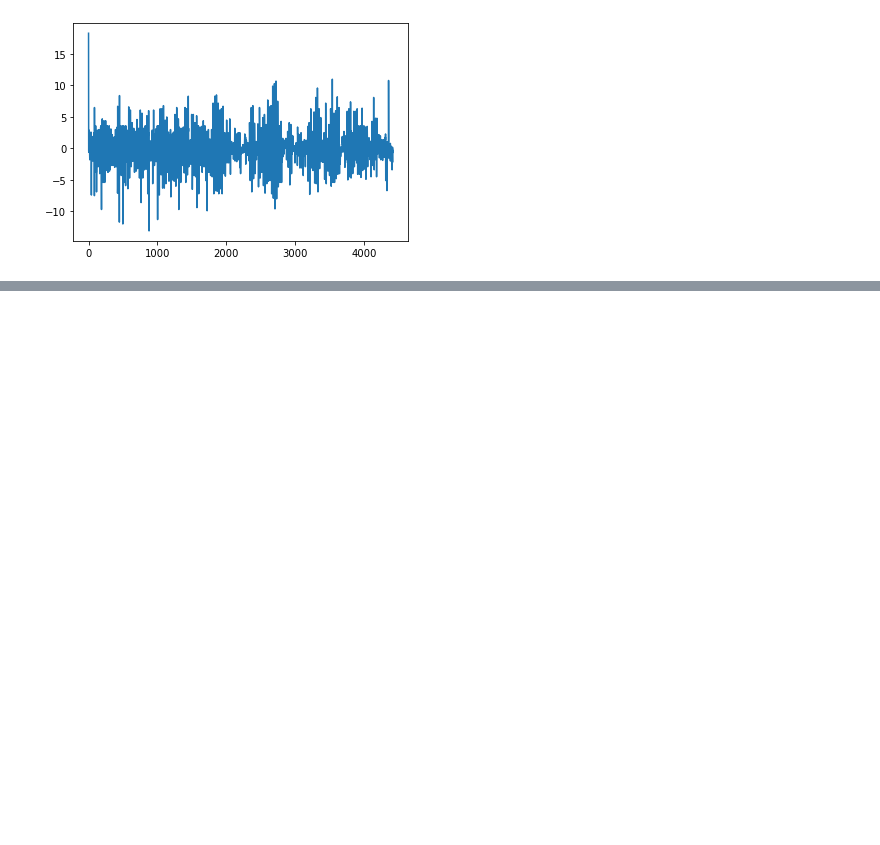
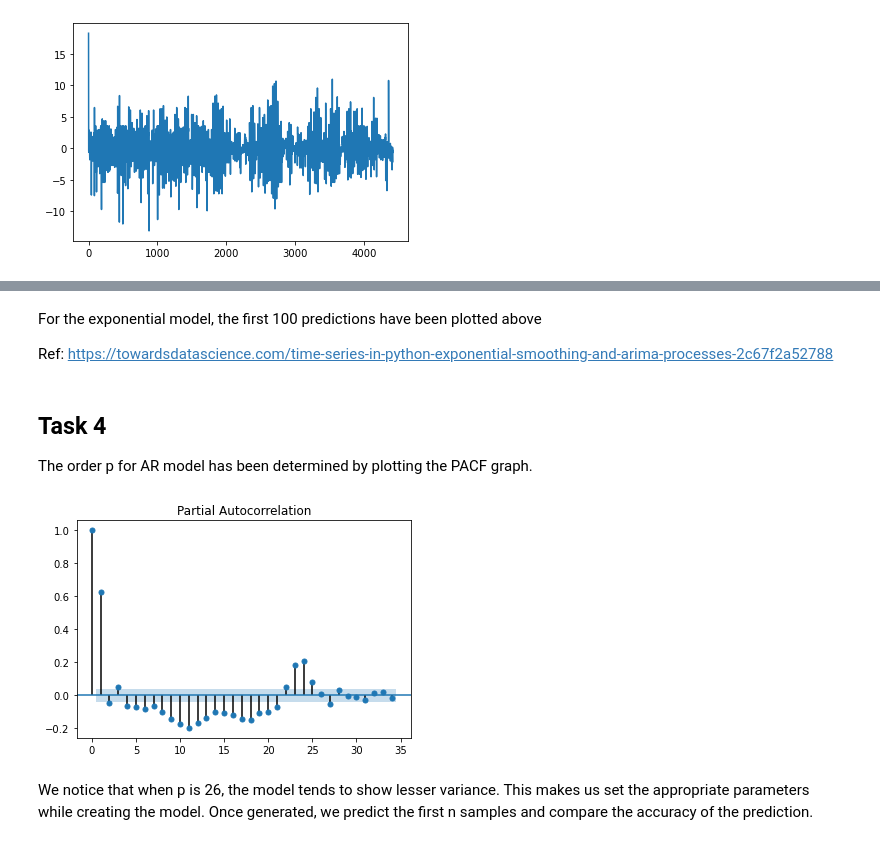
Before and after one commit to adithyarganesh/CSC591_004_Forecasting, a Jupyter notebook: Weather_Forecasting.ipynb, the cells around one changed output, grey strips where cells are left out. Cells and saved outputs as stored; diff of their text form; code cells hidden in the pictures; blank space fills up the shorter version.

```diff
--- a/Weather_Forecasting.ipynb
+++ b/Weather_Forecasting.ipynb
@@ -126,0 +126,15 @@ pyplot.plot(pred1[:100])
+# %% [markdown]
+For the exponential model, the first 100 predictions have been plotted above
+
+Ref: https://towardsdatascience.com/time-series-in-python-exponential-smoothing-and-arima-processes-2c67f2a52788
+# %% [markdown]
+## Task 4
+
+The order p for AR model has been determined by plotting the PACF graph.
+# %%
+plot_pacf(training)
+plt.show()
+# %% [output]
+[figure, added]
+# %% [markdown]
+We notice that when p is 26, the model tends to show lesser variance. This makes us set the appropriate parameters while creating the model. Once generated, we predict the first n samples and compare the accuracy of the prediction.
```
Also changed, not shown: parts of 64 cells of this notebook, 1 other file.
